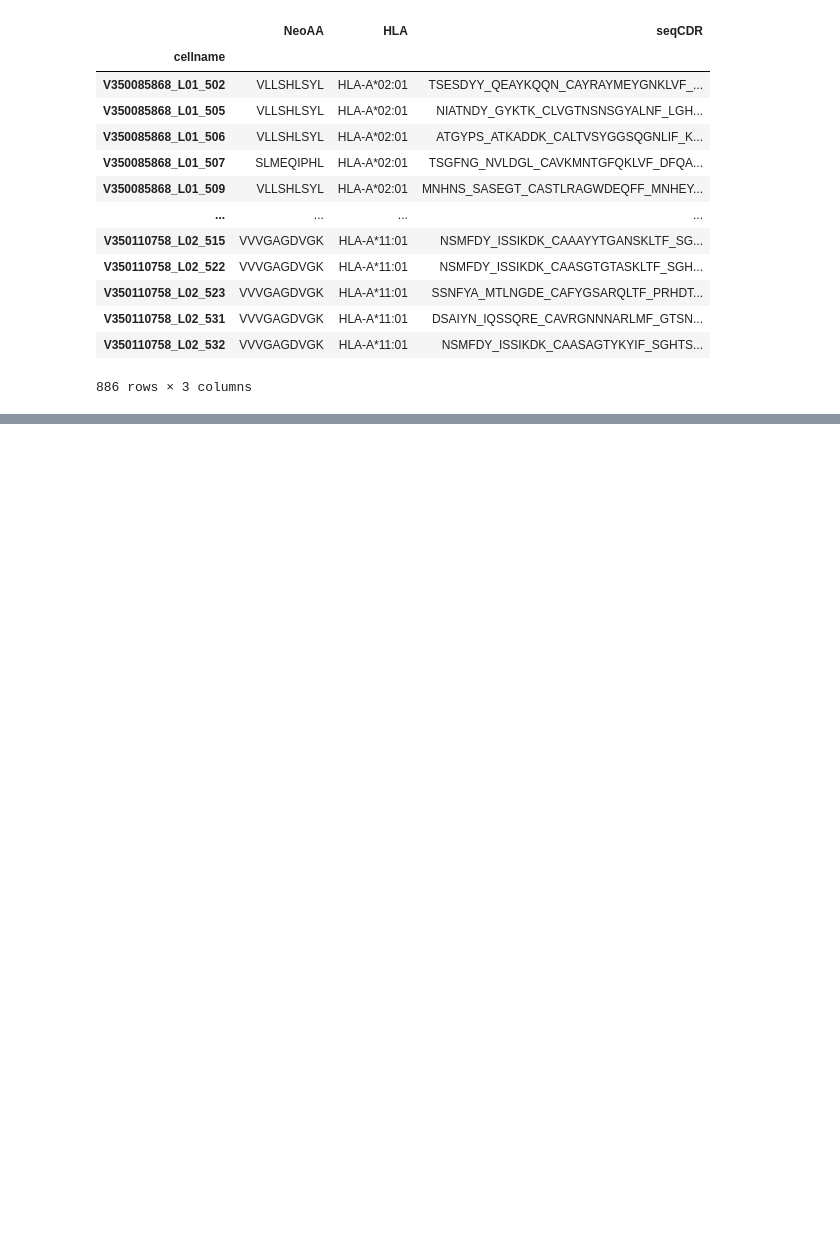
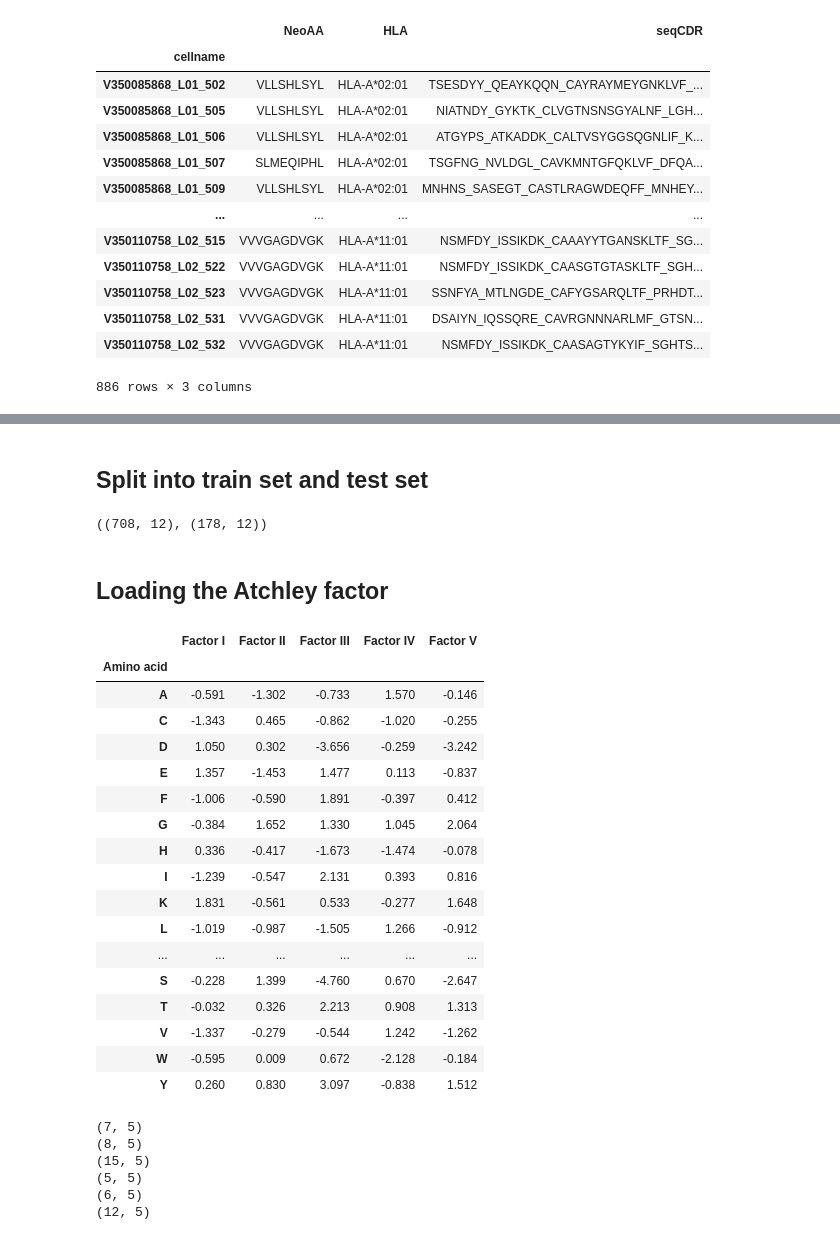
Before and after one commit to cb11711211/pMHC-TCR-binding-prediction, a Jupyter notebook: prediction_model/ann_model_test.ipynb, the cells around one changed output, grey strips where cells are left out. Cells and saved outputs as stored; diff of their text form; code cells hidden in the pictures; blank space fills up the shorter version.

```diff
--- a/prediction_model/ann_model_test.ipynb
+++ b/prediction_model/ann_model_test.ipynb
@@ -226,2 +242,4 @@ y = onehotEncoder.fit_transform(y.reshape(-1,1))
+# %% [markdown]
+## Split into train set and test set
 # %%
 from sklearn.model_selection import train_test_split
@@ -227,0 +248,33 @@ from sklearn.model_selection import train_test_split
+# %%
+X_train.shape, X_test.shape
+# %% [output]
+((708, 12), (178, 12))
+# %% [markdown]
+## Loading the Atchley factor
+# %%
+af = pd.read_excel("~/data/project/pMHC-TCR/library/Atchley_factors.xlsx")
+af.to_csv("~/data/project/pMHC-TCR/library/Atchley_factors.csv", index=False)
+af = pd.read_csv("~/data/project/pMHC-TCR/library/Atchley_factors.csv")
+# %%
+af.index = af["Amino acid"]
+af.drop(columns=["Amino acid"], inplace=True)
+af
+# %% [output]
+|  | Factor I | Factor II | Factor III | Factor IV | Factor V |
+| Amino acid |  |  |  |  |  |
+| A | -0.591 | -1.302 | -0.733 | 1.570 | -0.146 |
+| C | -1.343 | 0.465 | -0.862 | -1.020 | -0.255 |
+| D | 1.050 | 0.302 | -3.656 | -0.259 | -3.242 |
+| E | 1.357 | -1.453 | 1.477 | 0.113 | -0.837 |
+| F | -1.006 | -0.590 | 1.891 | -0.397 | 0.412 |
+| G | -0.384 | 1.652 | 1.330 | 1.045 | 2.064 |
+| H | 0.336 | -0.417 | -1.673 | -1.474 | -0.078 |
+| I | -1.239 | -0.547 | 2.131 | 0.393 | 0.816 |
+| K | 1.831 | -0.561 | 0.533 | -0.277 | 1.648 |
+| L | -1.019 | -0.987 | -1.505 | 1.266 | -0.912 |
+| ... | ... | ... | ... | ... | ... |
+| S | -0.228 | 1.399 | -4.760 | 0.670 | -2.647 |
+| T | -0.032 | 0.326 | 2.213 | 0.908 | 1.313 |
+| V | -1.337 | -0.279 | -0.544 | 1.242 | -1.262 |
+| W | -0.595 | 0.009 | 0.672 | -2.128 | -0.184 |
+| Y | 0.260 | 0.830 | 3.097 | -0.838 | 1.512 |
@@ -227,0 +292,15 @@ from sklearn.model_selection import train_test_split
+# %%
+# encode_seqCDR(X[:,-1][0]).shape
+for i in range(len(X[:,-1])):
+    input_seq = X[i, -1].split("_")
+    # store the encoding result of each aaSeqCDR
+    encode_seq_result = []
+    for i in input_seq:
+        encode_seq_result.append(encode_seqCDR(i))
+# %% [output]
+(7, 5)
+(8, 5)
+(15, 5)
+(5, 5)
+(6, 5)
+(12, 5)
```
Also changed, not shown: parts of 12 cells of this notebook.
